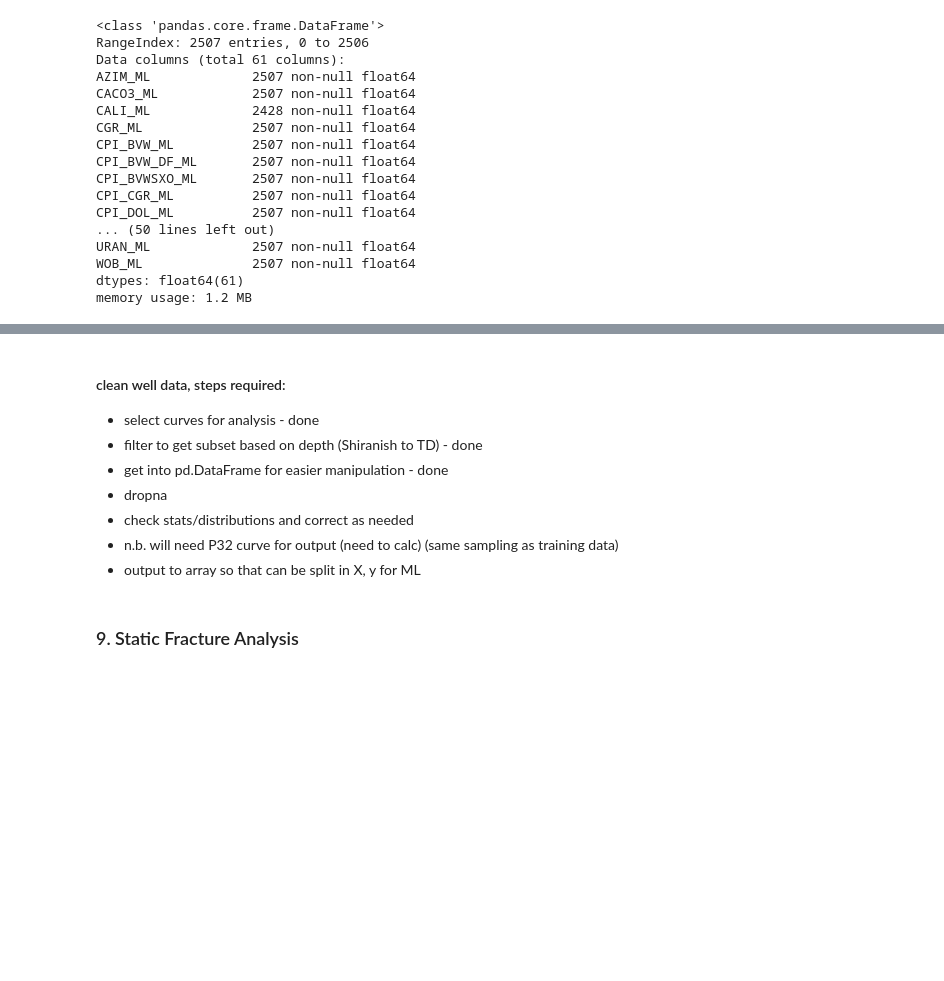
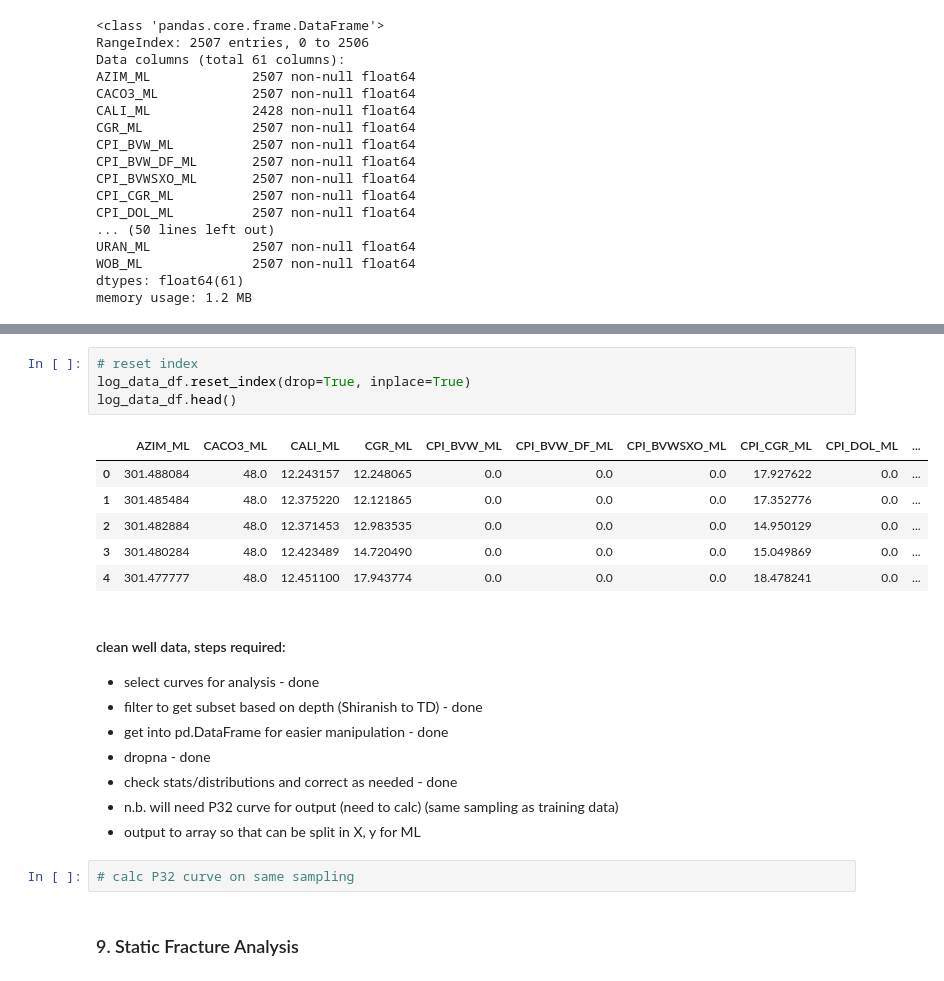
Before and after one commit to Zabamund/fracture-SFA, a Jupyter notebook: notebooks/SFA_Notebook.ipynb, the cells around one changed output, grey strips where cells are left out. Drawn from its saved outputs; the diff is of its cells as text; blank space fills up the shorter version.

```diff
--- a/notebooks/SFA_Notebook.ipynb
+++ b/notebooks/SFA_Notebook.ipynb
@@ -852,12 +832,25 @@ log_data_df.dropna?
+# %%
+# reset index
+log_data_df.reset_index(drop=True, inplace=True)
+log_data_df.head()
+# %% [output]
+|  | AZIM_ML | CACO3_ML | CALI_ML | CGR_ML | CPI_BVW_ML | CPI_BVW_DF_ML | CPI_BVWSXO_ML | CPI_CGR_ML | CPI_DOL_ML | ... |
+| 0 | 301.488084 | 48.0 | 12.243157 | 12.248065 | 0.0 | 0.0 | 0.0 | 17.927622 | 0.0 | ... |
+| 1 | 301.485484 | 48.0 | 12.375220 | 12.121865 | 0.0 | 0.0 | 0.0 | 17.352776 | 0.0 | ... |
+| 2 | 301.482884 | 48.0 | 12.371453 | 12.983535 | 0.0 | 0.0 | 0.0 | 14.950129 | 0.0 | ... |
+| 3 | 301.480284 | 48.0 | 12.423489 | 14.720490 | 0.0 | 0.0 | 0.0 | 15.049869 | 0.0 | ... |
+| 4 | 301.477777 | 48.0 | 12.451100 | 17.943774 | 0.0 | 0.0 | 0.0 | 18.478241 | 0.0 | ... |
 # %% [markdown]
 #### clean well data, steps required:
 - select curves for analysis - done
 - filter to get subset based on depth (Shiranish to TD) - done
 - get into pd.DataFrame for easier manipulation - done
-- dropna
-- check stats/distributions and correct as needed
+- dropna - done
+- check stats/distributions and correct as needed - done
 - n.b. will need P32 curve for output (need to calc) (same sampling as training data)
 - output to array so that can be split in X, y for ML
+# %%
+# calc P32 curve on same sampling
 # %% [markdown]
 ### 9. Static Fracture Analysis
 # %% [markdown]
```
Also changed, not shown: parts of 19 cells of this notebook.
